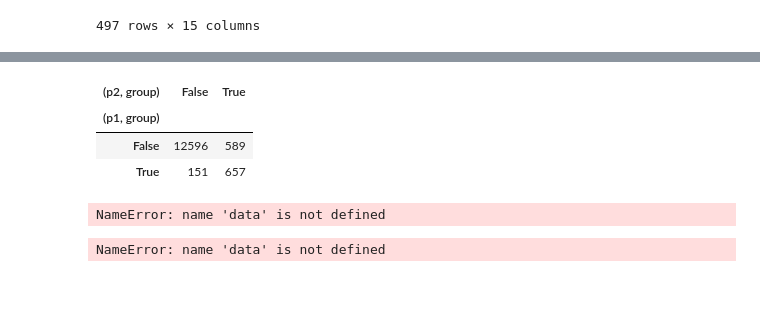
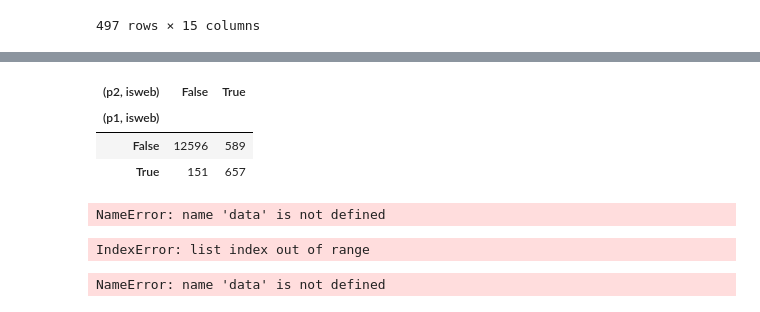
Before and after one commit to UltraDiuve/WebOrNot, a Jupyter notebook: notebooks/Untitled.ipynb, the cells around one changed output, grey strips where cells are left out. Drawn from its saved outputs; the diff is of its cells as text; code cells hidden in the pictures.

```diff
--- a/notebooks/Untitled.ipynb
+++ b/notebooks/Untitled.ipynb
@@ -192,7 +192,7 @@ p1_summary = orders_p1.groupby(['orgacom', 'client'], observed=True).sum().assig
     total=lambda x: x.sum(axis=1),
     frac=lambda x: (x[(indicator, origin)] / x.total).fillna(0.),
 ).loc[lambda x: x.total > 0].assign(
-    group=lambda x: x.frac > threshold
+    isweb=lambda x: x.frac > threshold
 )
 
 orders_p2 = day_orders.loc[
@@ -206,7 +206,7 @@ p2_summary = orders_p2.groupby(['orgacom', 'client'], observed=True).sum().assig
     total=lambda x: x.sum(axis=1),
     frac=lambda x: (x[(indicator, origin)] / x.total).fillna(0.),
 ).loc[lambda x: x.total > 0].assign(
-    group=lambda x: x.frac > threshold
+    isweb=lambda x: x.frac > threshold
 )
 # %%
 summaries = pd.concat(
@@ -232,10 +232,10 @@ summaries
 |  | SL009N | 0.00 | 520.88 | 0.00 | 0.0 | 520.88 | 0.0 | False | 0.00 | 381.53 | ... |
 13993 rows × 14 columns
 # %%
-summaries.groupby([('p1', 'group'), ('p2', 'group')]).size().unstack()
+summaries.groupby([('p1', 'isweb'), ('p2', 'isweb')]).size().unstack()
 # %% [output]
-| (p2, group) | False | True |
-| (p1, group) |  |  |
+| (p2, isweb) | False | True |
+| (p1, isweb) |  |  |
 | False | 12596 | 589 |
 | True | 151 | 657 |
 # %%
@@ -247,7 +247,11 @@ summaries.groupby([('p1', 'group'), ('p2', 'group')]).size().unstack()
 # %% [output]
 NameError: name 'data' is not defined
 # %%
-# data.loc[idx[:, 'sum'], :].reset_index()
+indicator = 'brutrevenue'
+
+summaries.loc[idx[:, indicator, 'sum'], :].reset_index()
+# %% [output]
+IndexError: list index out of range
 # %%
 CDS = ColumnDataSource(data=data.loc[idx[:, 'sum'], :].reset_index())
 CDS.data
```
Also changed, not shown: parts of 1 cell of this notebook.
